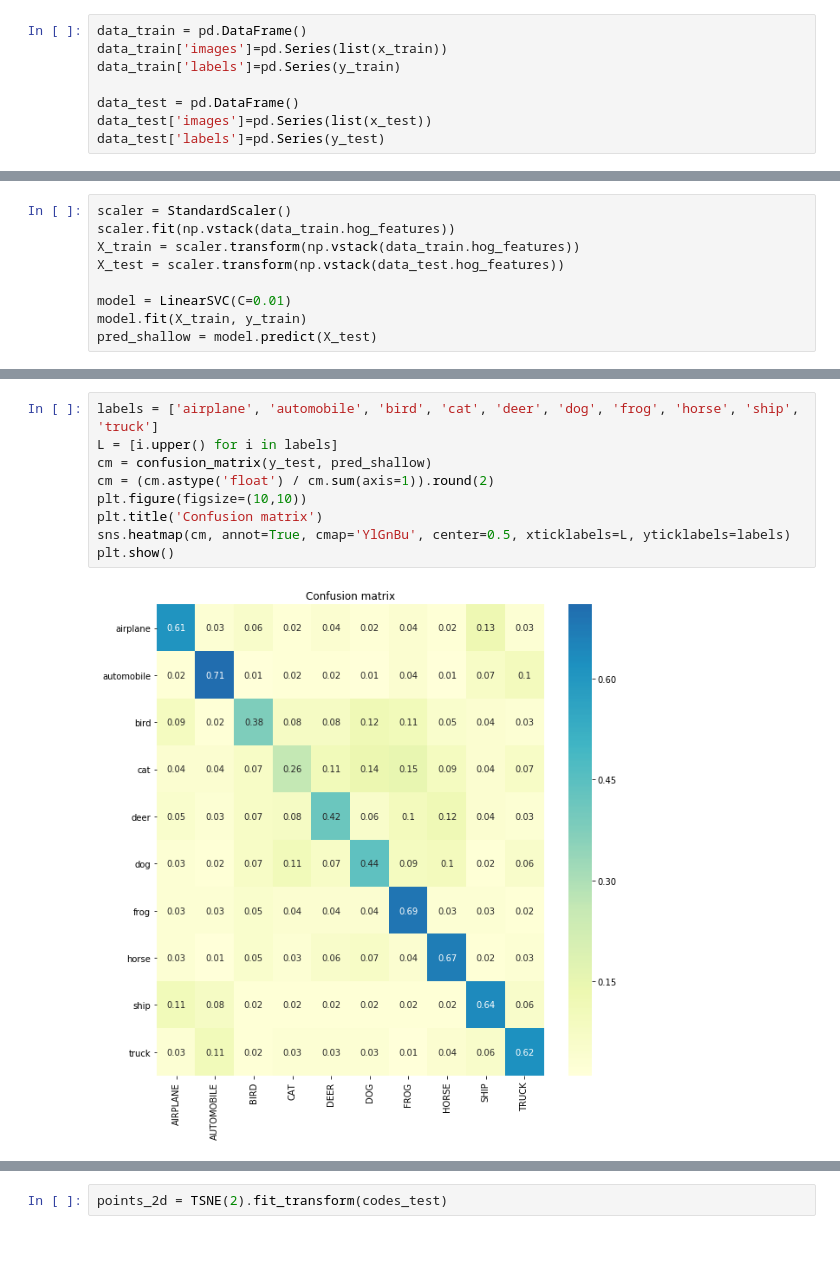
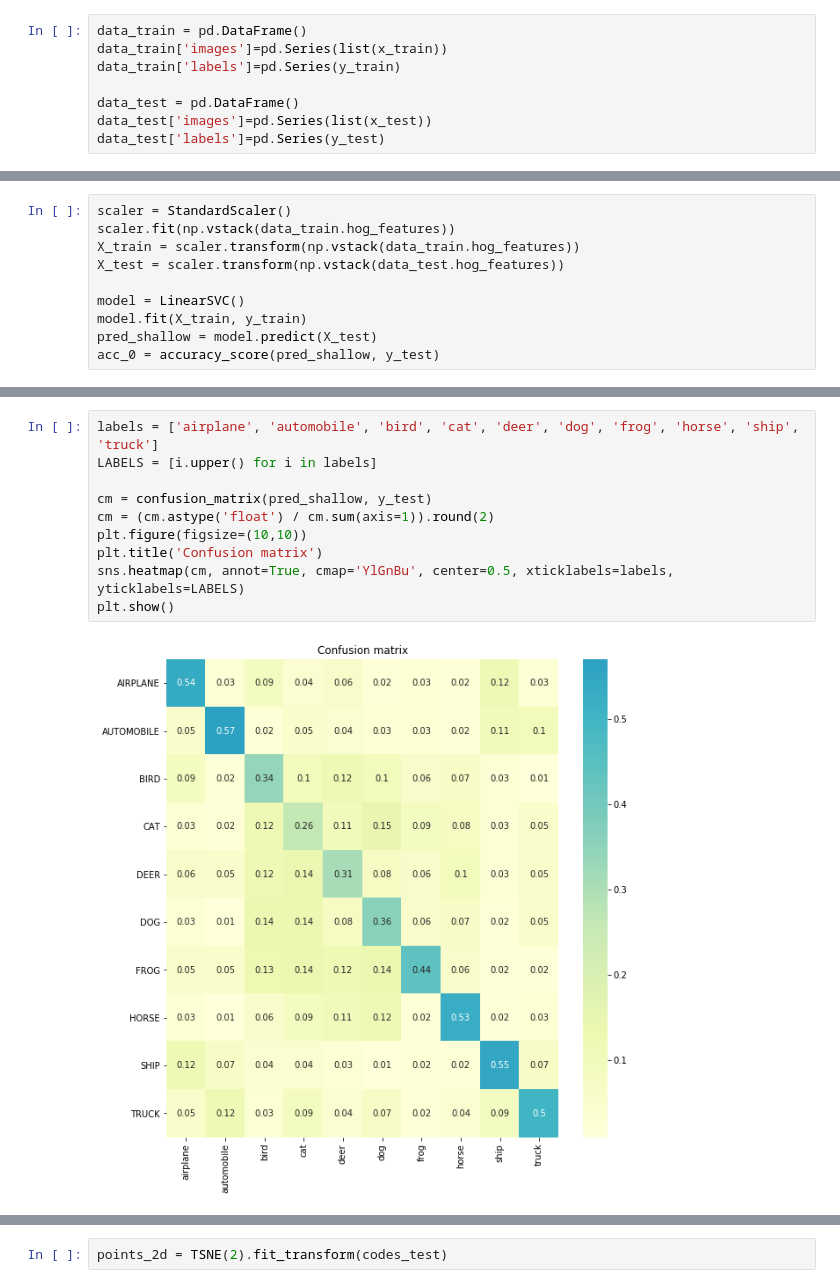
Before and after one commit to AgnieszkaZgo/CNN_SVM_CIFAR-10, a Jupyter notebook: Analysis_cifar-10.ipynb, the cells around one changed output, grey strips where cells are left out. Cells and saved outputs as stored; diff of their text form; blank space fills up the shorter version.

```diff
--- a/Analysis_cifar-10.ipynb
+++ b/Analysis_cifar-10.ipynb
@@ -52,6 +77,7 @@ scaler.fit(np.vstack(data_train.hog_features))
 X_train = scaler.transform(np.vstack(data_train.hog_features))
 X_test = scaler.transform(np.vstack(data_test.hog_features))
 
-model = LinearSVC(C=0.01)
+model = LinearSVC()
 model.fit(X_train, y_train)
 pred_shallow = model.predict(X_test)
+acc_0 = accuracy_score(pred_shallow, y_test)
@@ -62,11 +94,12 @@ accuracy_score(pred_shallow, y_test)
 # %%
 labels = ['airplane', 'automobile', 'bird', 'cat', 'deer', 'dog', 'frog', 'horse', 'ship', 'truck']
-L = [i.upper() for i in labels]
-cm = confusion_matrix(y_test, pred_shallow)
+LABELS = [i.upper() for i in labels]
+
+cm = confusion_matrix(pred_shallow, y_test)
 cm = (cm.astype('float') / cm.sum(axis=1)).round(2)
 plt.figure(figsize=(10,10))
 plt.title('Confusion matrix')
-sns.heatmap(cm, annot=True, cmap='YlGnBu', center=0.5, xticklabels=L, yticklabels=labels)
+sns.heatmap(cm, annot=True, cmap='YlGnBu', center=0.5, xticklabels=labels, yticklabels=LABELS)
 plt.show()
 # %% [output]
-[figure, old version]
+[figure, new version]
```
Also changed, not shown: parts of 37 cells of this notebook, 1 other file.
